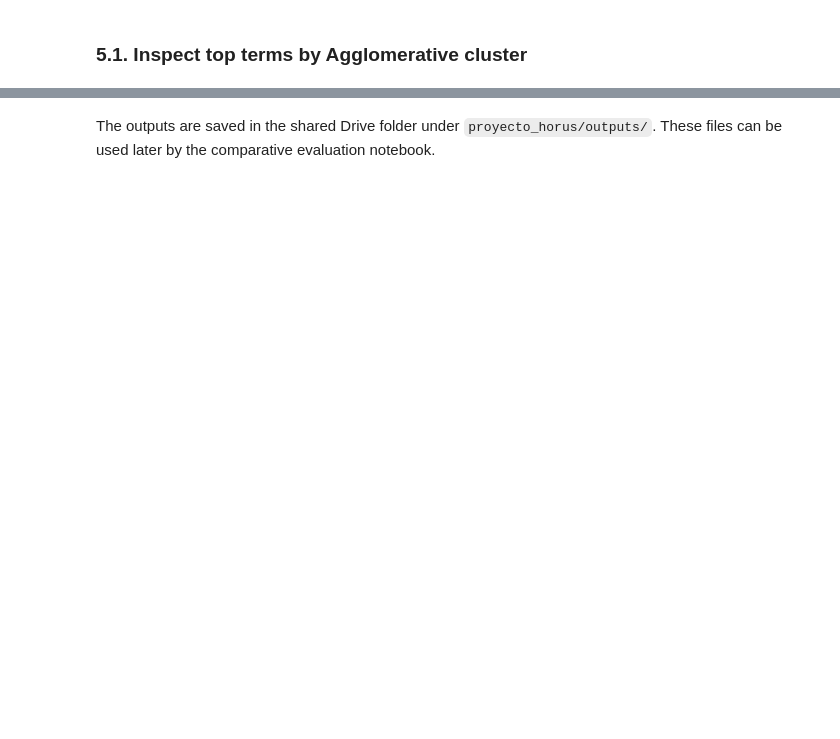
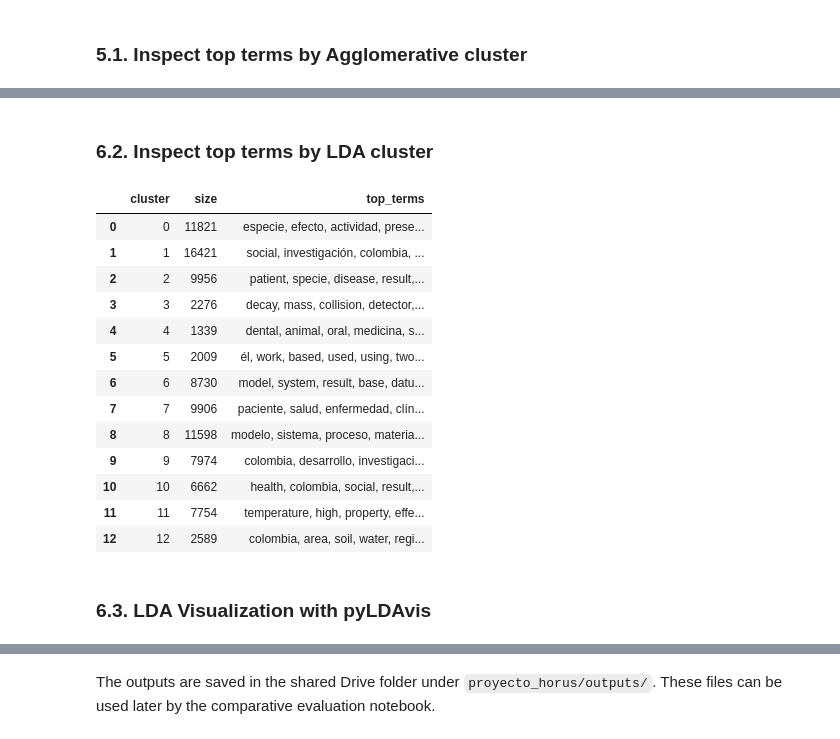
Before and after one commit to fvalderramab/proyecto_horus, a Jupyter notebook: notebooks/04_classical_clustering.ipynb, the cells around one changed output, grey strips where cells are left out. Saved outputs shown, nothing was run; the diff lists cells and outputs as text; code cells hidden in the pictures; blank space fills up the shorter version.

Commit message:
feat: add LDA baseline and pyLDAvis output to classical clustering

```diff
--- a/notebooks/04_classical_clustering.ipynb
+++ b/notebooks/04_classical_clustering.ipynb
@@ -463,0 +462,21 @@ For efficiency and comparability, K-Means is evaluated on the same sample used f
+# %%
+count_vectorizer = CountVectorizer(
+    max_features=3000,
+    min_df=2,
+    max_df=0.90
+)
+
+count_matrix = count_vectorizer.fit_transform(texts)
+
+# Gensim expects a corpus where columns are documents and rows are features (words),
+# so we pass the count_matrix and set documents_columns=False since rows are documents in count_matrix.
+corpus = Sparse2Corpus(count_matrix, documents_columns=False)
+
+# Extract native sklearn vocabulary mapping
+vocab_dict = dict((v, k) for k, v in count_vectorizer.vocabulary_.items())
+
+# Convert it to the formal Gensim Dictionary object
+gensim_dictionary = Dictionary.from_corpus(corpus, id2word=vocab_dict)
+
+print("Count matrix shape:", count_matrix.shape)
+print("Vocabulary size (CountVectorizer):", len(gensim_dictionary))
@@ -463,0 +528,34 @@ For efficiency and comparability, K-Means is evaluated on the same sample used f
+# %% [markdown]
+### 6.2. Inspect top terms by LDA cluster
+# %%
+# Extract the top 12 terms for each topic directly from the model
+lda_topics = lda_model.show_topics(num_topics=SELECTED_K, num_words=12, formatted=False)
+lda_rows = []
+
+for topic_id, word_probs in lda_topics:
+    top_terms = [word for word, prob in word_probs]
+    lda_rows.append({
+        "cluster": topic_id,
+        "size": dominant_topics.count(topic_id),
+        "top_terms": ", ".join(top_terms)
+    })
+
+lda_top_terms = pd.DataFrame(lda_rows)
+lda_top_terms
+# %% [output]
+|  | cluster | size | top_terms |
+| 0 | 0 | 11821 | especie, efecto, actividad, prese... |
+| 1 | 1 | 16421 | social, investigación, colombia, ... |
+| 2 | 2 | 9956 | patient, specie, disease, result,... |
+| 3 | 3 | 2276 | decay, mass, collision, detector,... |
+| 4 | 4 | 1339 | dental, animal, oral, medicina, s... |
+| 5 | 5 | 2009 | él, work, based, used, using, two... |
+| 6 | 6 | 8730 | model, system, result, base, datu... |
+| 7 | 7 | 9906 | paciente, salud, enfermedad, clín... |
+| 8 | 8 | 11598 | modelo, sistema, proceso, materia... |
+| 9 | 9 | 7974 | colombia, desarrollo, investigaci... |
+| 10 | 10 | 6662 | health, colombia, social, result,... |
+| 11 | 11 | 7754 | temperature, high, property, effe... |
+| 12 | 12 | 2589 | colombia, area, soil, water, regi... |
+# %% [markdown]
+### 6.3. LDA Visualization with pyLDAvis
```
Also changed, not shown: parts of 23 cells of this notebook.
